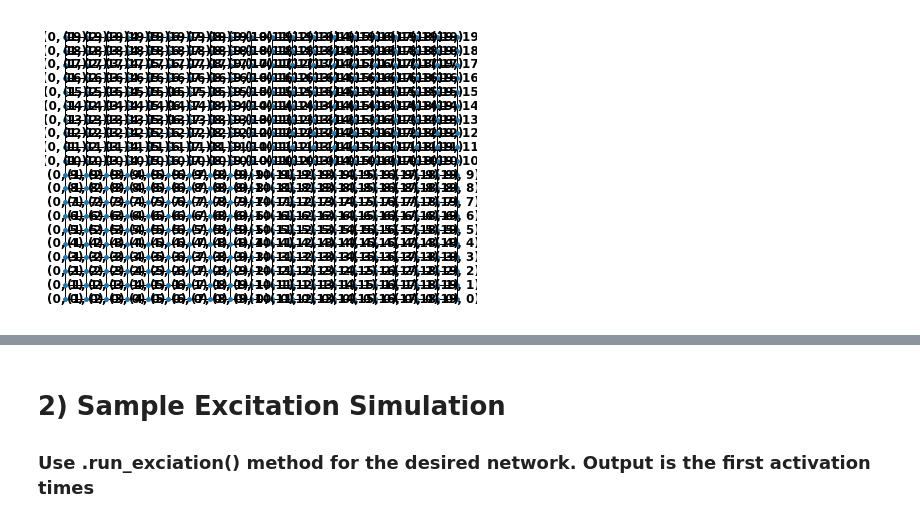
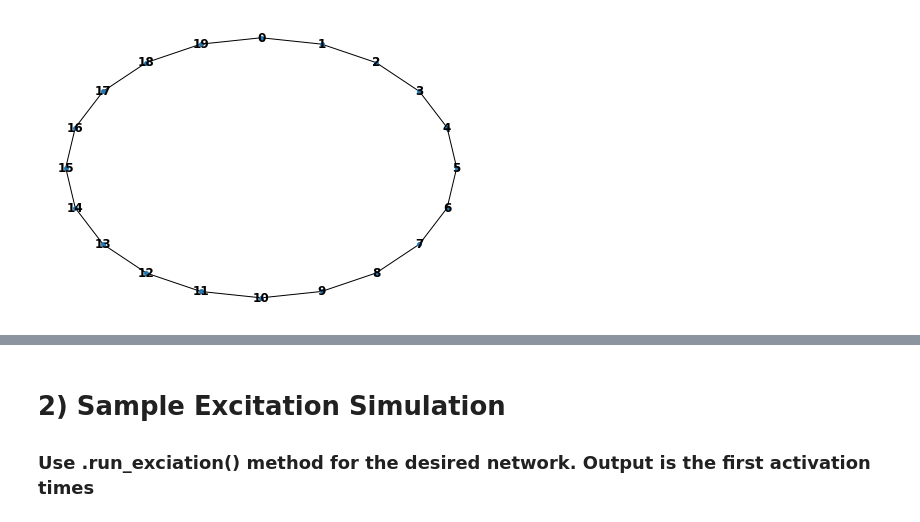
Before and after one commit to ulgenklc/Complex-Contagions, a Jupyter notebook: Excitations_python/geometric_network-Copy1.ipynb, the cells around one changed output, grey strips where cells are left out. Saved outputs shown, nothing was run; the diff lists cells and outputs as text; code cells hidden in the pictures.

```diff
--- a/Excitations_python/geometric_network-Copy1.ipynb
+++ b/Excitations_python/geometric_network-Copy1.ipynb
@@ -194,6 +194,7 @@ class geometric_network():
         activation_times = np.ones(n, dtype = int)*T
         excited_nodes = self.A[seed].nonzero()[1]
         deg = len(excited_nodes)
+        size_of_contagion = np.zeros(T)
 
         ps = np.array([random.uniform(0,1) for i in range(deg)])
         pss = np.array([1-p for i in range(deg)])
@@ -204,8 +205,9 @@ class geometric_network():
 
         t = 0
         all_nodes = set([k for k in range(n)])
+        size_of_contagion[t] = len(excited_nodes)
 
-        while t<T and len(excited_nodes)>0 and np.any(activation_times==T):
+        while t<=T and len(excited_nodes)>0 and np.any(activation_times==T):
             x_old = x_1.toarray()[:,t]
             excited_nodes = np.nonzero(x_old)[0]
             activation_times[excited_nodes] = np.minimum(activation_times[excited_nodes],np.array([t]*len(excited_nodes)))
@@ -214,21 +216,25 @@ class geometric_network():
             for j in list(all_nodes-set(excited_nodes)):
                 ids = np.nonzero(self.A[j])[1]
                 rands = [random.uniform(0,1) for i in range(len(ids))]
-                summ = 0
+
+                valid_neighbor_activations = [0]
 
                 for y,e in enumerate(ids):
                     if x_old[e]*rands[y] > 1-p:
-                        summ = summ + x_old[e]*rands[y]
+                        valid_neighbor_activations.append(x_old[e]*rands[y])
 
-                x_1[j,t] = bool(summ/len(ids)>=threshold)
+                x_1[j,t] = bool(np.mean(valid_neighbor_activations) >= threshold)
+            size_of_contagion[t] = len(excited_nodes)
+
+
 
         if spy: ax.imshow(x_1.todense())
 
         if np.any(activation_times == T):
-            activation_retry = self.excitation(p, T, seed, threshold, ax = ax, spy = spy)
-            return(activation_retry)
+            activation_retry, size_of_contagion = self.excitation(p, T, seed, threshold, ax = ax, spy = spy)
+            return(activation_retry, size_of_contagion)
 
-        else: return(activation_times)
+        else: return(activation_times, size_of_contagion)
 
 
     def run_excitation(self, Trials, p, T, seed, threshold, ax = None):
@@ -236,12 +242,14 @@ class geometric_network():
         n = self.N
 
         first_excitation_times = np.zeros((n,Trials))
+        size_of_contagion = np.zeros((T,Trials))
 
         if ax is not None:
             for i in range(Trials):
 
-                first_exct = self.excitation(p = p, T = T, seed = seed, threshold = threshold, ax = ax[i], spy = True)
+                first_exct, contagion_size = self.excitation(p = p, T = T, seed = seed, threshold = threshold, ax = ax[i], spy = True)
                 first_excitation_times[:,i] = first_exct
+                size_of_contagion[:,i] = contagion_size
                 ax[i].set_title('Trial %d for %s'%(i+1, self.text), fontsize = 25)
                 ax[i].set_xlabel('Time', fontsize = 35)
                 ax[i].set_ylabel('Node ID',fontsize = 35)
@@ -253,10 +261,11 @@ class geometric_network():
         else:
             for i in range(Trials):
 
-                first_exct = self.excitation(p = p, T = T, seed = seed, threshold = threshold)
+                first_exct, contagion_size = self.excitation(p = p, T = T, seed = seed, threshold = threshold)
                 first_excitation_times[:,i] = first_exct
+                size_of_contagion[:,i] = contagion_size
 
-        return(first_excitation_times)
+        return(first_excitation_times, size_of_contagion)
 
 
     def spy_first_activation(self, first_activation_times):
@@ -276,9 +285,11 @@ class geometric_network():
     def make_distance_matrix(self, p, T, threshold, Trials, spy_distance = False):
         n = self.N
         D = np.zeros((n,n))
+        Q = np.zeros((n,T))
 
         for i in range(n):
-            D[i] = self.average_over_trials(self.run_excitation(Trials, p, T, i, threshold ))
+            fat, qs = self.run_excitation(Trials, p, T, i, threshold)
+            D[i], Q[i] = self.average_over_trials(fat), self.average_over_trials(qs)
 
         if spy_distance:
             fig,ax = plt.subplots(1,1, figsize = (15*int(n/20),10*int(n/20)))
@@ -290,7 +301,7 @@ class geometric_network():
             ax.set_yticks([i*5 for i in range(int(n/5))])
 
             fig.colorbar(pos, ax = ax)
-        return(D)
+        return(D,Q)
 
     def compute_persistence(self, distances, spy = False):
         rips_complex = gudhi.RipsComplex(distance_matrix = distances/np.max(distances), max_edge_length = 1)
@@ -329,7 +325,6 @@ network = geometric_network('2D_lattice', size = 50, tiling = 3, periodic = Fals
 # %%
 n = 20
-t = 4 # tiling for 2D-lattice only
-twoD_latt = geometric_network('2D_lattice', size = n, tiling = t, periodic = False)
-twoD_latt.display()
+ring_latt = geometric_network('ring_lattice', size = n, banded = False)
+ring_latt.display()
 # %% [output]
-[figure, old version]
+[figure, new version]
```
Also changed, not shown: parts of 34 cells of this notebook, 10 other files.
